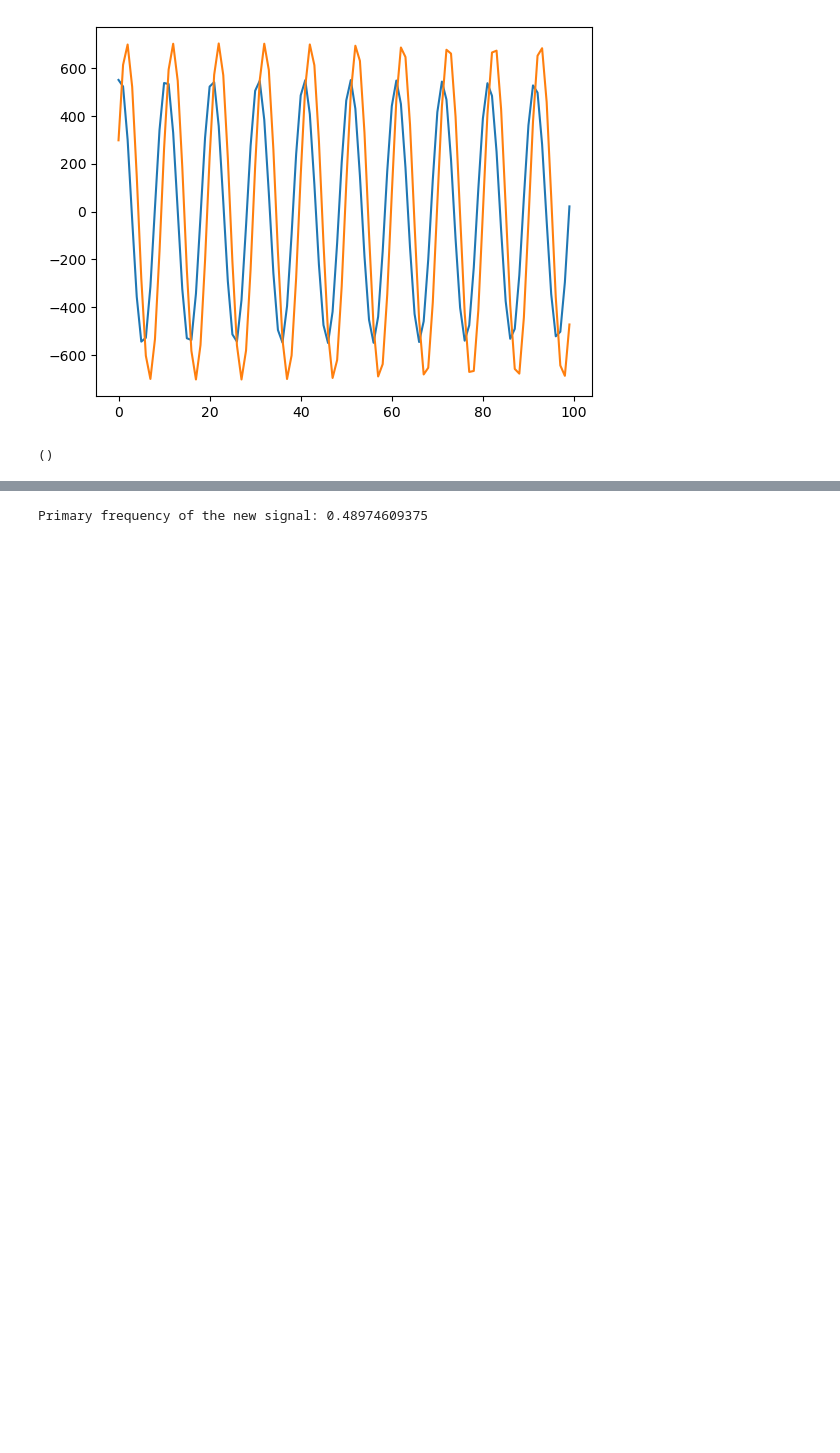
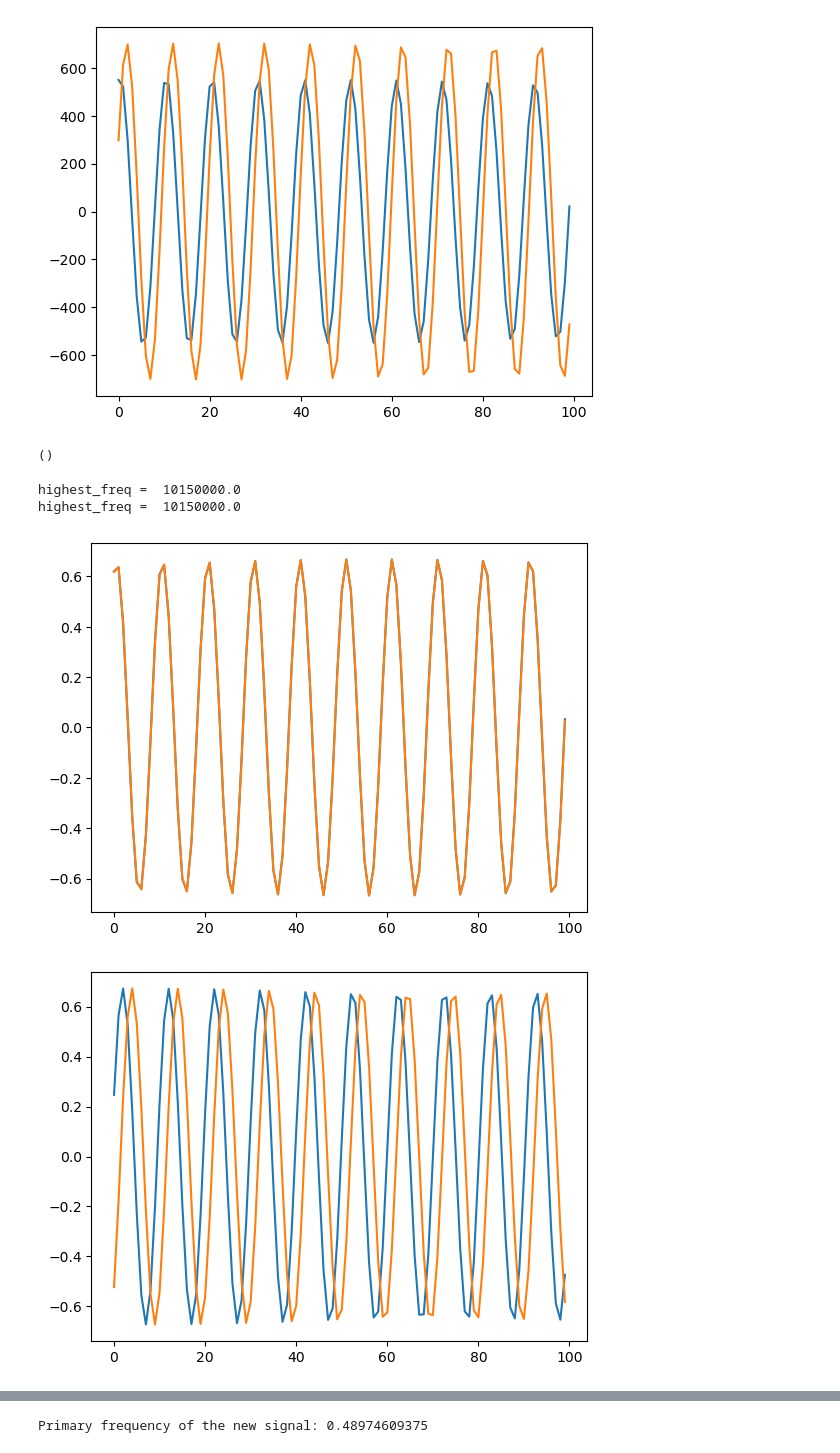
Before and after one commit to lusee-night/notebooks, a Jupyter notebook: calibrator/generate_signal.ipynb, the cells around one changed output, grey strips where cells are left out. Saved outputs shown, nothing was run; the diff lists cells and outputs as text; code cells hidden in the pictures; blank space fills up the shorter version.

```diff
--- a/calibrator/generate_signal.ipynb
+++ b/calibrator/generate_signal.ipynb
@@ -141,3 +141,21 @@ highest_freq =  10150000.0
 [figure]
 [figure]
 ()
+# %%
+#let's try with apodization
+window = np.hanning(len(signal_drifted))
+isolated_signal_drifted = isolate_frequency(signal_drifted*window, 10e6+150e3, 90e3)
+isolated_signal_not_drifted = isolate_frequency(signal_not_drifted*window, 10e6+150e3,90e3)
+plt.figure()
+plt.plot(isolated_signal_drifted[10000:10100])
+plt.plot(isolated_signal_not_drifted[10000:10100])
+plt.show()
+plt.figure()
+plt.plot(isolated_signal_drifted[-10100:-10000])
+plt.plot(isolated_signal_not_drifted[-10100:-10000])
+plt.show()
+# %% [output]
+highest_freq =  10150000.0
+highest_freq =  10150000.0
+[figure, added]
+[figure, added]
```
Also changed, not shown: parts of 2 cells of this notebook.
